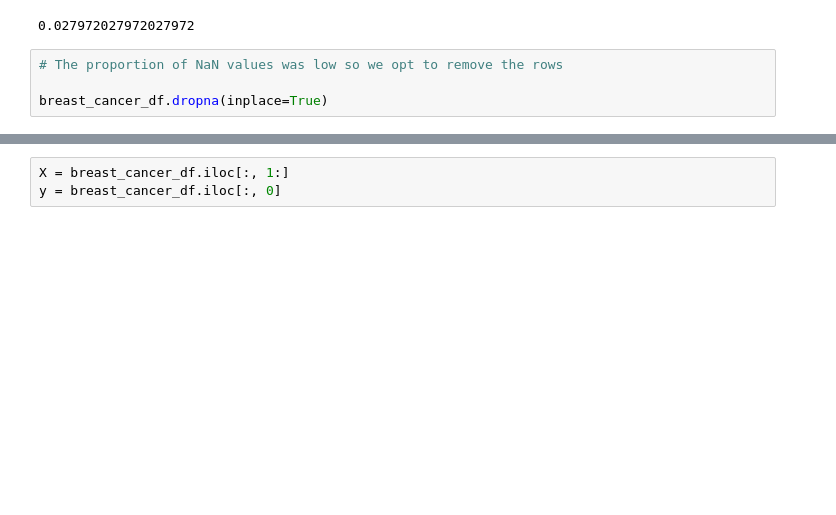
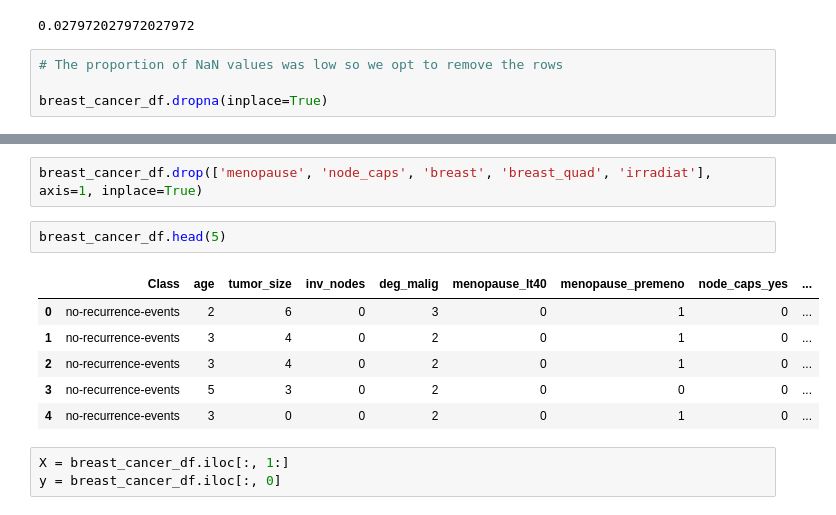
Before and after one commit to RochaErik/AlgorithmComparison, a Jupyter notebook: AlgorithmComparison.ipynb, the cells around one changed output, grey strips where cells are left out. Saved outputs shown, nothing was run; the diff lists cells and outputs as text; blank space fills up the shorter version.

```diff
--- a/AlgorithmComparison.ipynb
+++ b/AlgorithmComparison.ipynb
@@ -365,3 +395,14 @@ Name: 4, Length: 286, dtype: int64
+# %%
+breast_cancer_df.drop(['menopause', 'node_caps', 'breast', 'breast_quad', 'irradiat'], axis=1, inplace=True)
+# %%
+breast_cancer_df.head(5)
+# %% [output]
+|  | Class | age | tumor_size | inv_nodes | deg_malig | menopause_lt40 | menopause_premeno | node_caps_yes | ... |
+| 0 | no-recurrence-events | 2 | 6 | 0 | 3 | 0 | 1 | 0 | ... |
+| 1 | no-recurrence-events | 3 | 4 | 0 | 2 | 0 | 1 | 0 | ... |
+| 2 | no-recurrence-events | 3 | 4 | 0 | 2 | 0 | 1 | 0 | ... |
+| 3 | no-recurrence-events | 5 | 3 | 0 | 2 | 0 | 0 | 0 | ... |
+| 4 | no-recurrence-events | 3 | 0 | 0 | 2 | 0 | 1 | 0 | ... |
 # %%
 X = breast_cancer_df.iloc[:, 1:]
 y = breast_cancer_df.iloc[:, 0]
```
Also changed, not shown: parts of 43 cells of this notebook.
